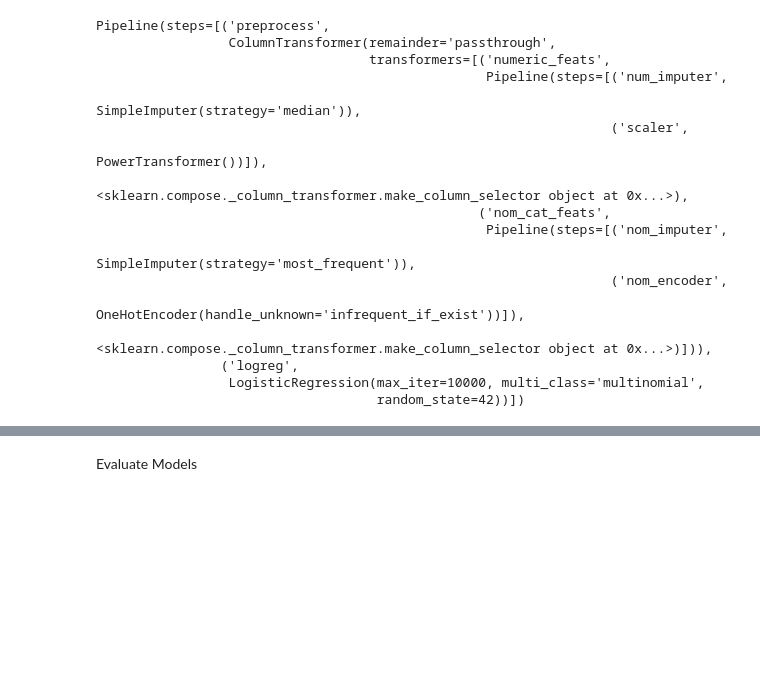
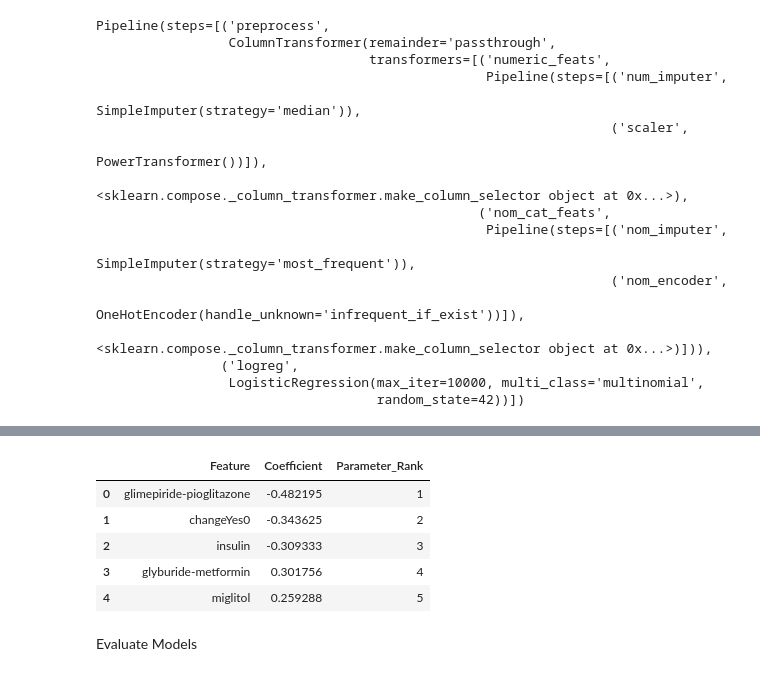
Before and after one commit to ryskgit/QTW_CaseStudy, a Jupyter notebook: Case Study 2/JD_draft2.ipynb, the cells around one changed output, grey strips where cells are left out. Drawn from its saved outputs; the diff is of its cells as text; code cells hidden in the pictures; blank space fills up the shorter version.

```diff
--- a/Case Study 2/JD_draft2.ipynb
+++ b/Case Study 2/JD_draft2.ipynb
@@ -525,3 +557,14 @@ y_test_mode_pred = model.predict(X_test)
+# %%
+od_df = pd.DataFrame(ordered_dict.items(), columns = ['Feature', 'Coefficient'])
+od_df['Parameter_Rank'] = range(1,47)
+od_df.head(5)
+# %% [output]
+|  | Feature | Coefficient | Parameter_Rank |
+| 0 | glimepiride-pioglitazone | -0.482195 | 1 |
+| 1 | changeYes0 | -0.343625 | 2 |
+| 2 | insulin | -0.309333 | 3 |
+| 3 | glyburide-metformin | 0.301756 | 4 |
+| 4 | miglitol | 0.259288 | 5 |
 # %% [markdown]
 Evaluate Models
 # %%
```
Also changed, not shown: parts of 18 cells of this notebook.
